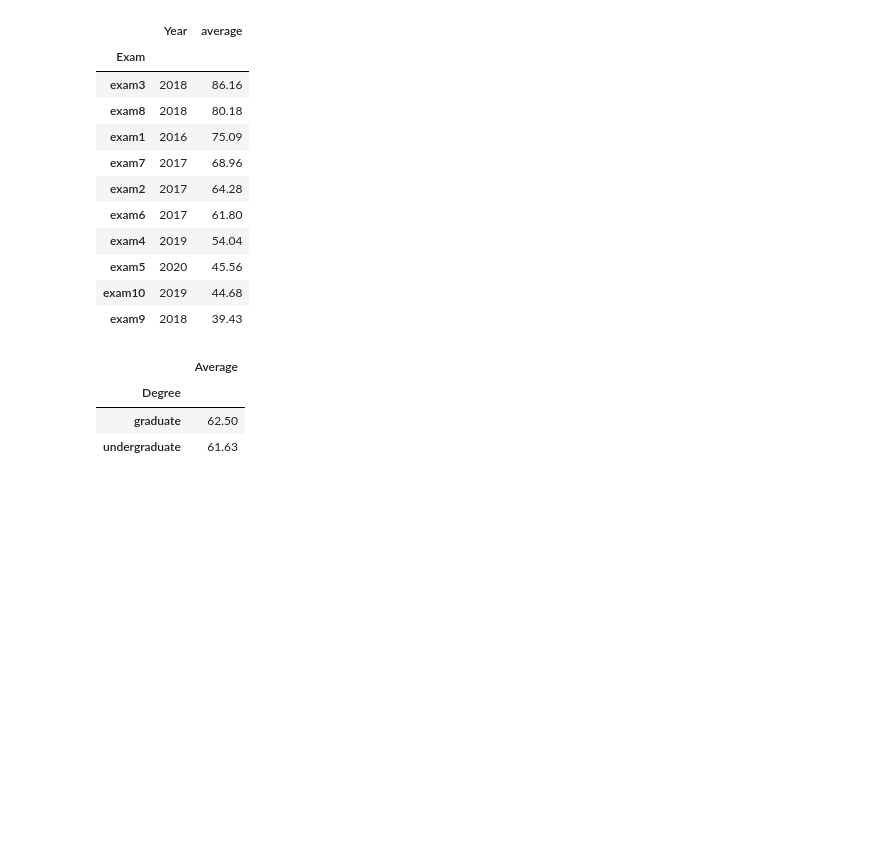
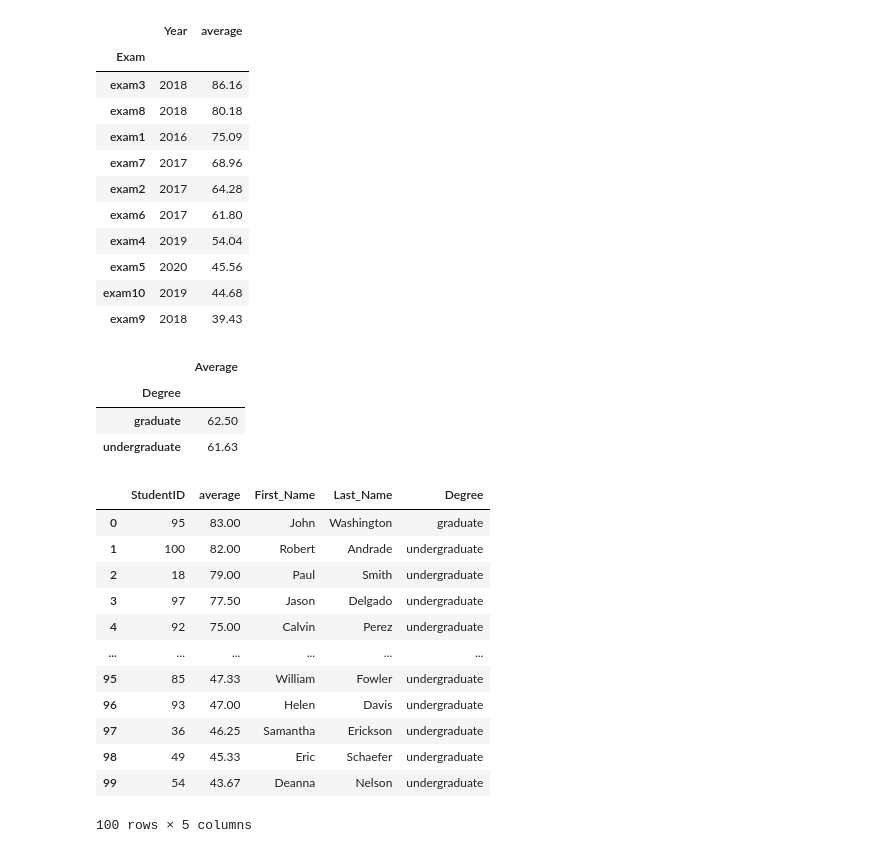
Before and after one commit to pChitral/assignment6, a Jupyter notebook: playground.ipynb, the cells around one changed output. Drawn from its saved outputs; the diff is of its cells as text; code cells hidden in the pictures; blank space fills up the shorter version.

```diff
--- a/playground.ipynb
+++ b/playground.ipynb
@@ -652,3 +652,31 @@ df['Average'].to_frame()
 | Degree |  |
 | graduate | 62.50 |
 | undergraduate | 61.63 |
+# %%
+temp_df = (
+    pd.merge(df_studentexamscores, df_students, on = 'StudentID')
+    .groupby(['StudentID'])
+    .mean()
+    .round(2)
+    .reset_index()
+    .sort_values(by = 'Score', ascending = False)
+    .rename(columns = {'Score': 'average'})
+    )
+
+df = pd.merge(temp_df, df_students, on = 'StudentID')
+df[['First_Name', 'Last_Name', 'Degree','average']].head(10)
+df
+# %% [output]
+|  | StudentID | average | First_Name | Last_Name | Degree |
+| 0 | 95 | 83.00 | John | Washington | graduate |
+| 1 | 100 | 82.00 | Robert | Andrade | undergraduate |
+| 2 | 18 | 79.00 | Paul | Smith | undergraduate |
+| 3 | 97 | 77.50 | Jason | Delgado | undergraduate |
+| 4 | 92 | 75.00 | Calvin | Perez | undergraduate |
+| ... | ... | ... | ... | ... | ... |
+| 95 | 85 | 47.33 | William | Fowler | undergraduate |
+| 96 | 93 | 47.00 | Helen | Davis | undergraduate |
+| 97 | 36 | 46.25 | Samantha | Erickson | undergraduate |
+| 98 | 49 | 45.33 | Eric | Schaefer | undergraduate |
+| 99 | 54 | 43.67 | Deanna | Nelson | undergraduate |
+100 rows × 5 columns
```
Also changed, not shown: 2 other files.
